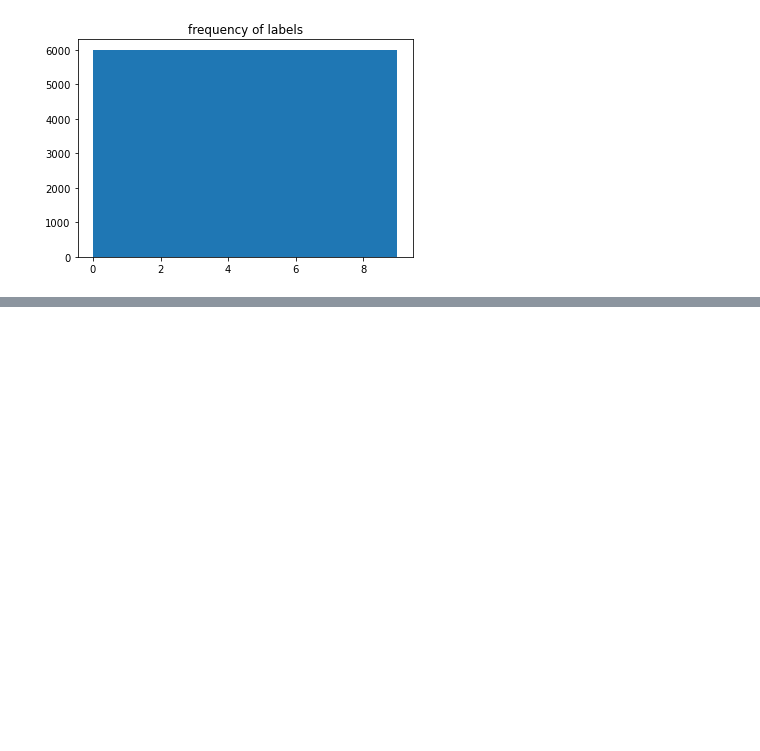
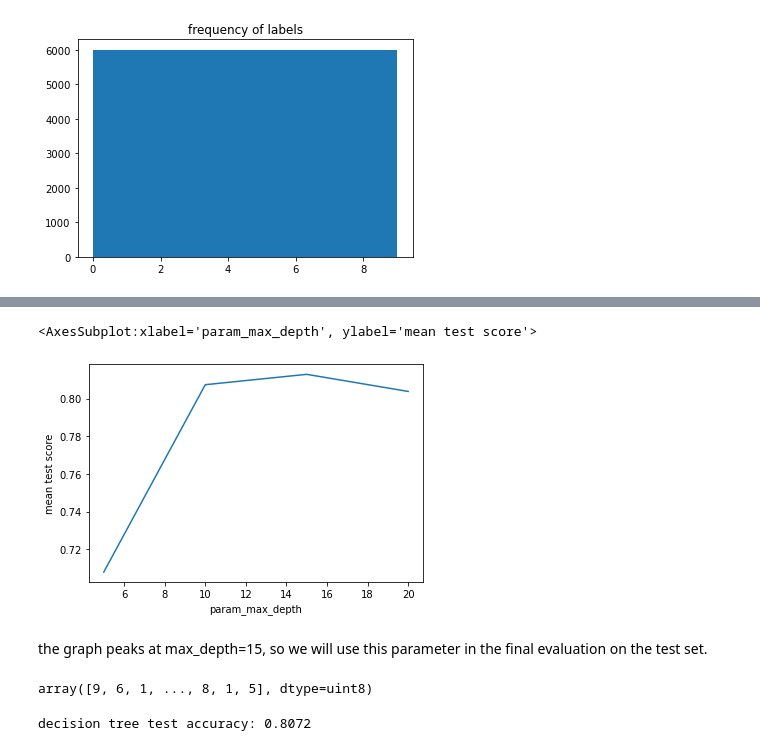
Before and after one commit to oridarshan/data-visualization-project, a Jupyter notebook: FMNIST-Notebook.ipynb, the cells around one changed output, grey strips where cells are left out. Cells and saved outputs as stored; diff of their text form; code cells hidden in the pictures; blank space fills up the shorter version.

Commit message:
fmnist decision tree

```diff
--- a/FMNIST-Notebook.ipynb
+++ b/FMNIST-Notebook.ipynb
@@ -65,11 +67,11 @@ min pixel value: 0
 mean pixel value: 72.94035223214286
 # %%
 #scaling
-X_train=X_train/255
+X_train_sc=X_train/255
 print('after scaling:')
-print ('max pixel value: ' + str(X_train.max()))
-print ('min pixel value: '+ str(X_train.min()))
-print ('mean pixel value: '+ str(X_train.mean()))
+print ('max pixel value: ' + str(X_train_sc.max()))
+print ('min pixel value: '+ str(X_train_sc.min()))
+print ('mean pixel value: '+ str(X_train_sc.mean()))
 # %% [output]
 after scaling:
 max pixel value: 1.0
@@ -86,0 +92,3 @@ Equal representation for all labels.
+# %%
+X_train_sc=X_train_sc.reshape((60000,784))
+X_train_sc.shape
@@ -86,0 +113,7 @@ Equal representation for all labels.
+# %%
+from sklearn.tree import DecisionTreeClassifier
+from sklearn.metrics import accuracy_score
+dtc=DecisionTreeClassifier(random_state=0, max_depth=10)
+dtc.fit(X_train_sc, y_train)
+dtc_pred1 = dtc.predict(X_train_sc)
+print ('train set accuracy: '+str(accuracy_score(y_train,dtc_pred1)))
@@ -86,0 +124,5 @@ Equal representation for all labels.
+# %%
+from sklearn.model_selection import GridSearchCV
+depths={'max_depth':[5,10,15,20]}
+grid=GridSearchCV(dtc,depths,scoring='accuracy',cv=5)
+grid.fit(X_train_sc,y_train)
@@ -86,0 +142,19 @@ Equal representation for all labels.
+# %%
+k_compare=pd.DataFrame(grid.cv_results_)[['mean_test_score','param_max_depth']]
+k_compare.plot(y='mean_test_score',x='param_max_depth',legend=False,ylabel='mean test score')
+# %% [output]
+<AxesSubplot:xlabel='param_max_depth', ylabel='mean test score'>
+[figure, added]
+# %% [markdown]
+the graph peaks at max_depth=15, so we will use this parameter in the final evaluation on the test set.
+# %%
+dtc=grid.best_estimator_
+dtc_pred=dtc.predict(X_test_sc)
+dtc_pred
+# %% [output]
+array([9, 6, 1, ..., 8, 1, 5], dtype=uint8)
+# %%
+#test score
+print('decision tree test accuracy: '+str(accuracy_score(y_test,dtc_pred)))
+# %% [output]
+decision tree test accuracy: 0.8072
```
Also changed, not shown: parts of 17 cells of this notebook.
